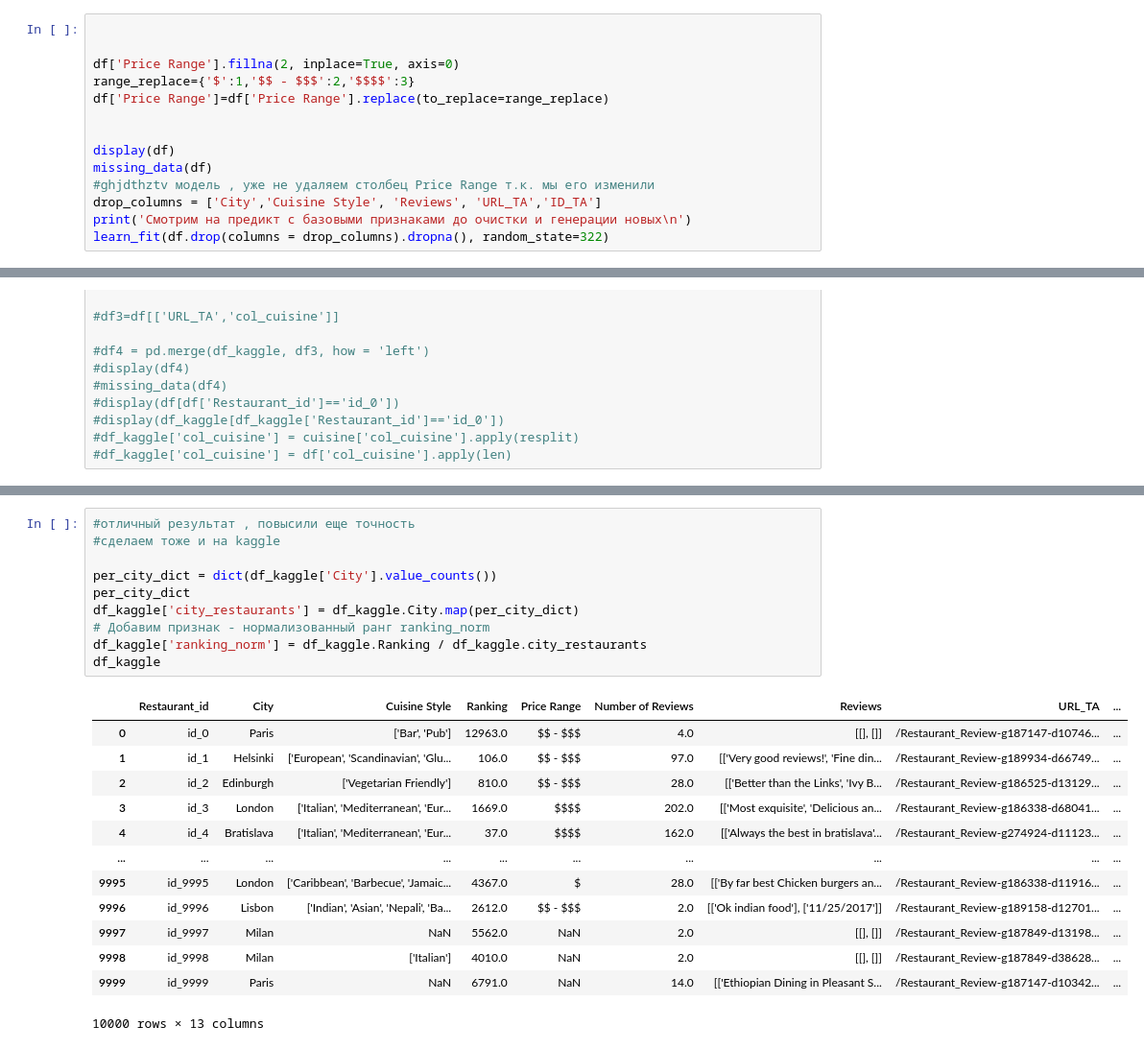
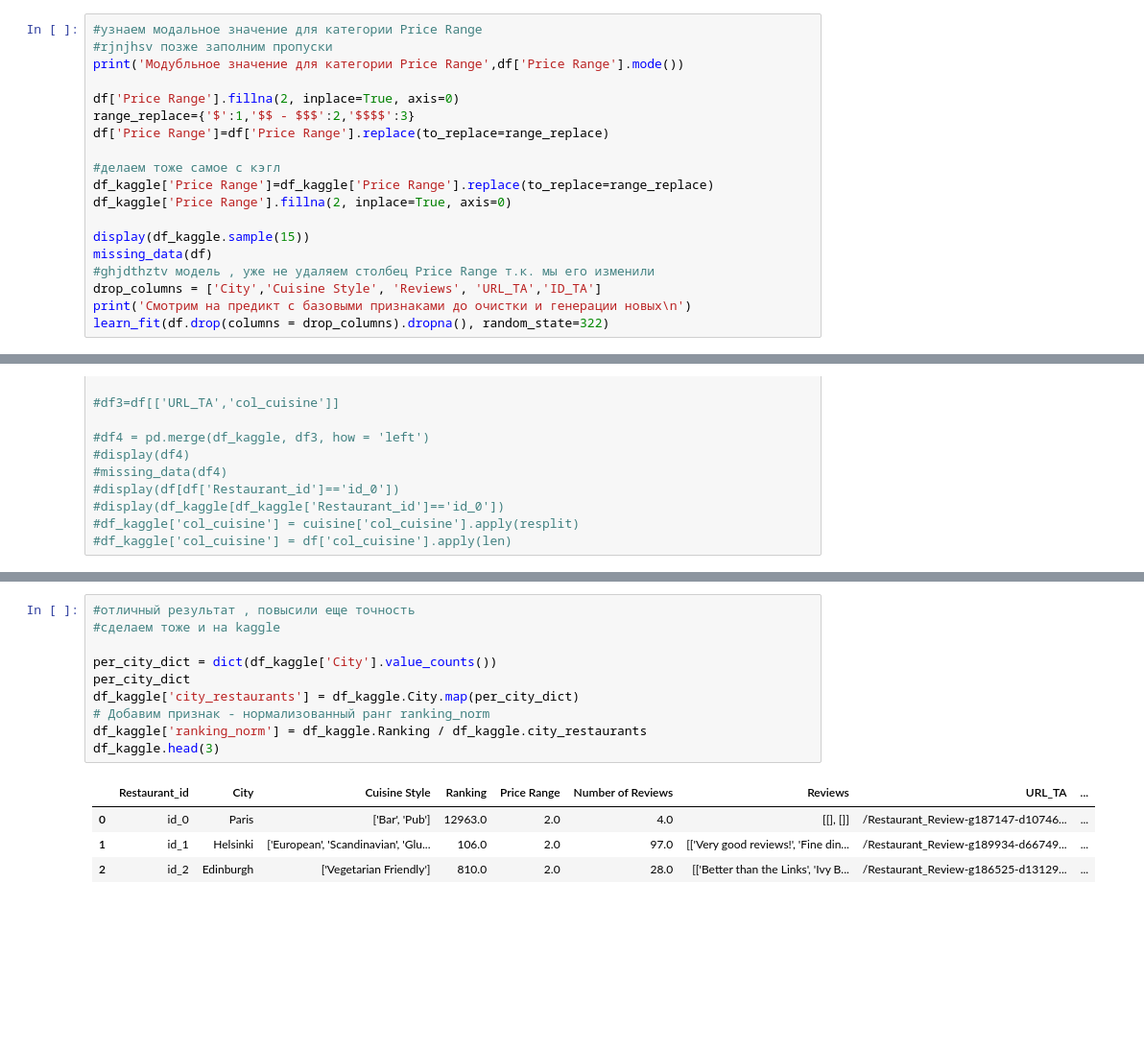
Before and after one commit to maximka1980/SF_DSPRO, a Jupyter notebook: module_3/module3_predict_submission.ipynb, the cells around one changed output, grey strips where cells are left out. Shown: that part at 96% size. Cells and saved outputs as stored; diff of their text form; blank space fills up the shorter version.

```diff
--- a/module_3/module3_predict_submission.ipynb
+++ b/module_3/module3_predict_submission.ipynb
@@ -261,12 +241,17 @@ Index(['Restaurant_id', 'City', 'Cuisine Style', 'Ranking', 'Rating',
 # %%
-
+#узнаем модальное значение для категории Price Range
+#rjnjhsv позже заполним пропуски
+print('Модубльное значение для категории Price Range',df['Price Range'].mode())
 
 df['Price Range'].fillna(2, inplace=True, axis=0)
 range_replace={'$':1,'$$ - $$$':2,'$$$$':3}
 df['Price Range']=df['Price Range'].replace(to_replace=range_replace)
 
+#делаем тоже самое с кэгл
+df_kaggle['Price Range']=df_kaggle['Price Range'].replace(to_replace=range_replace)
+df_kaggle['Price Range'].fillna(2, inplace=True, axis=0)
 
-display(df)
+display(df_kaggle.sample(15))
 missing_data(df)
 #ghjdthztv модель , уже не удаляем столбец Price Range т.к. мы его изменили
 drop_columns = ['City','Cuisine Style', 'Reviews', 'URL_TA','ID_TA']
@@ -380,24 +370,15 @@ MAE Классификация: 0.20667378537106246
 # %%
 #отличный результат , повысили еще точность
 #сделаем тоже и на kaggle
 
 per_city_dict = dict(df_kaggle['City'].value_counts())
 per_city_dict
 df_kaggle['city_restaurants'] = df_kaggle.City.map(per_city_dict)
 # Добавим признак - нормализованный ранг ranking_norm
 df_kaggle['ranking_norm'] = df_kaggle.Ranking / df_kaggle.city_restaurants
-df_kaggle
+df_kaggle.head(3)
 # %% [output]
 |  | Restaurant_id | City | Cuisine Style | Ranking | Price Range | Number of Reviews | Reviews | URL_TA | ... |
-| 0 | id_0 | Paris | ['Bar', 'Pub'] | 12963.0 | $$ - $$$ | 4.0 | [[], []] | /Restaurant_Review-g187147-d10746... | ... |
-| 1 | id_1 | Helsinki | ['European', 'Scandinavian', 'Glu... | 106.0 | $$ - $$$ | 97.0 | [['Very good reviews!', 'Fine din... | /Restaurant_Review-g189934-d66749... | ... |
-| 2 | id_2 | Edinburgh | ['Vegetarian Friendly'] | 810.0 | $$ - $$$ | 28.0 | [['Better than the Links', 'Ivy B... | /Restaurant_Review-g186525-d13129... | ... |
-| 3 | id_3 | London | ['Italian', 'Mediterranean', 'Eur... | 1669.0 | $$$$ | 202.0 | [['Most exquisite', 'Delicious an... | /Restaurant_Review-g186338-d68041... | ... |
-| 4 | id_4 | Bratislava | ['Italian', 'Mediterranean', 'Eur... | 37.0 | $$$$ | 162.0 | [['Always the best in bratislava'... | /Restaurant_Review-g274924-d11123... | ... |
-| ... | ... | ... | ... | ... | ... | ... | ... | ... | ... |
-| 9995 | id_9995 | London | ['Caribbean', 'Barbecue', 'Jamaic... | 4367.0 | $ | 28.0 | [['By far best Chicken burgers an... | /Restaurant_Review-g186338-d11916... | ... |
-| 9996 | id_9996 | Lisbon | ['Indian', 'Asian', 'Nepali', 'Ba... | 2612.0 | $$ - $$$ | 2.0 | [['Ok indian food'], ['11/25/2017']] | /Restaurant_Review-g189158-d12701... | ... |
-| 9997 | id_9997 | Milan | NaN | 5562.0 | NaN | 2.0 | [[], []] | /Restaurant_Review-g187849-d13198... | ... |
-| 9998 | id_9998 | Milan | ['Italian'] | 4010.0 | NaN | 2.0 | [[], []] | /Restaurant_Review-g187849-d38628... | ... |
-| 9999 | id_9999 | Paris | NaN | 6791.0 | NaN | 14.0 | [['Ethiopian Dining in Pleasant S... | /Restaurant_Review-g187147-d10342... | ... |
+| 0 | id_0 | Paris | ['Bar', 'Pub'] | 12963.0 | 2.0 | 4.0 | [[], []] | /Restaurant_Review-g187147-d10746... | ... |
+| 1 | id_1 | Helsinki | ['European', 'Scandinavian', 'Glu... | 106.0 | 2.0 | 97.0 | [['Very good reviews!', 'Fine din... | /Restaurant_Review-g189934-d66749... | ... |
+| 2 | id_2 | Edinburgh | ['Vegetarian Friendly'] | 810.0 | 2.0 | 28.0 | [['Better than the Links', 'Ivy B... | /Restaurant_Review-g186525-d13129... | ... |
-10000 rows × 13 columns
```
Also changed, not shown: parts of 24 cells of this notebook, 3 other files.
